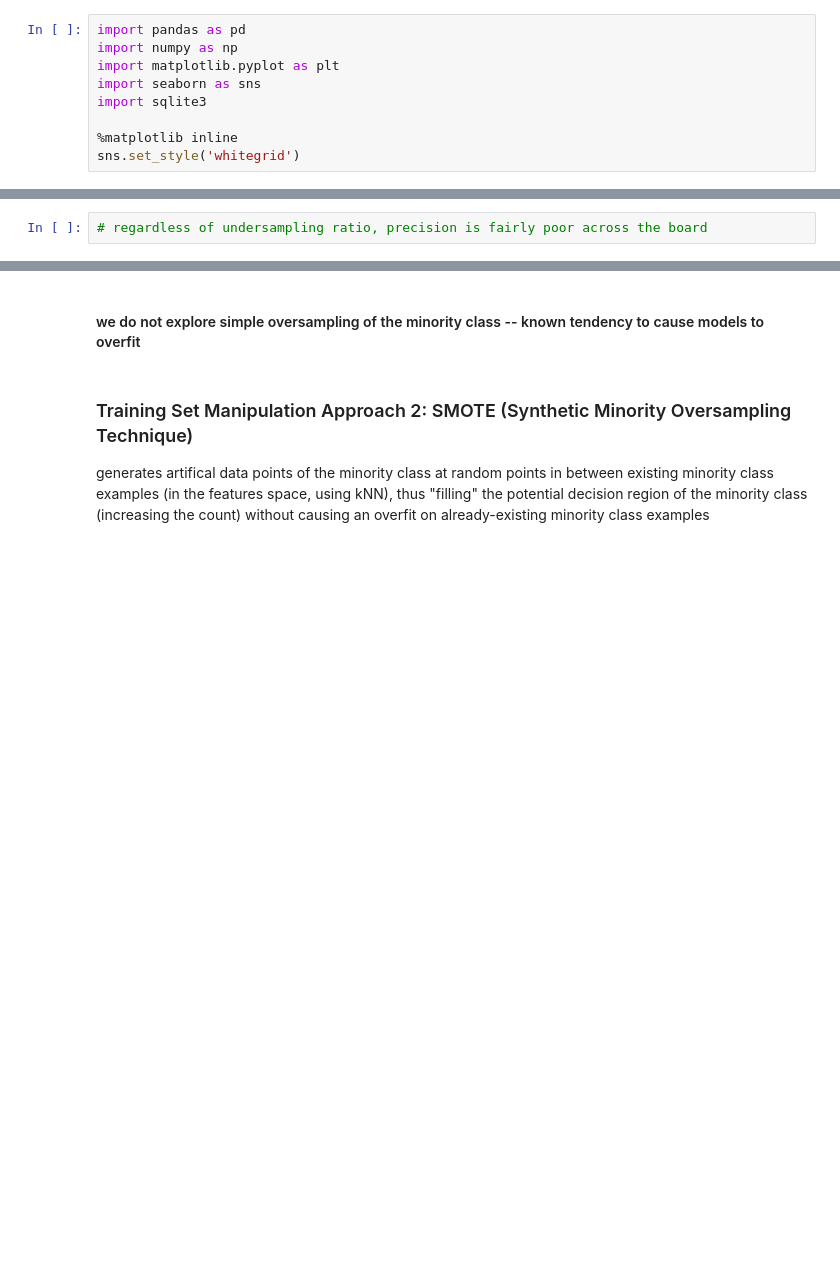
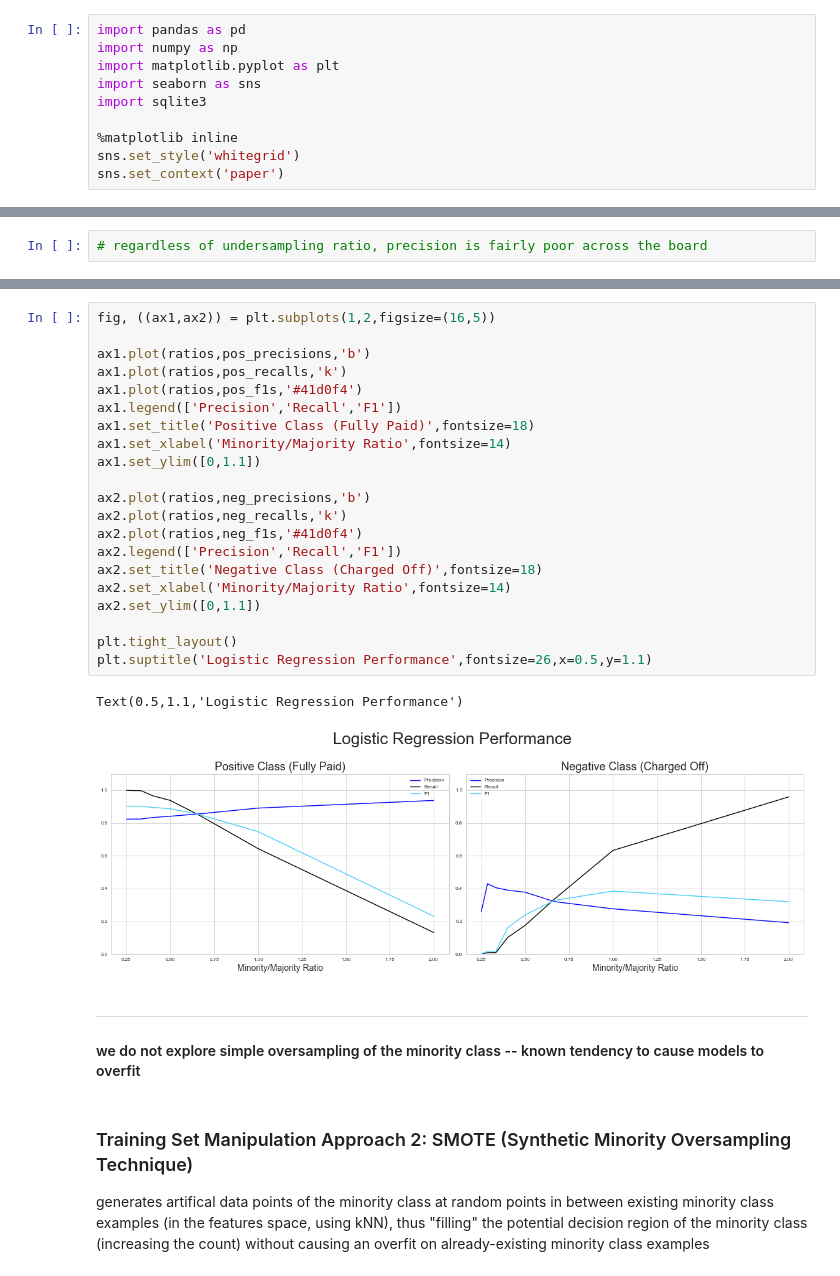
Before and after one commit to pandrewg/Lending-Club, a Jupyter notebook: analysis-pt2-imbalance-fix.ipynb, the cells around one changed output, grey strips where cells are left out. Saved outputs shown, nothing was run; the diff lists cells and outputs as text; blank space fills up the shorter version.

Commit message:
added resampling visualizaion

```diff
--- a/analysis-pt2-imbalance-fix.ipynb
+++ b/analysis-pt2-imbalance-fix.ipynb
@@ -9,6 +9,7 @@ import sqlite3
 
 %matplotlib inline
 sns.set_style('whitegrid')
+sns.set_context('paper')
 # %%
 def select(query):
 
@@ -208,4 +244,30 @@ avg / total       0.80      0.41      0.44     50474
+# %%
+fig, ((ax1,ax2)) = plt.subplots(1,2,figsize=(16,5))
+
+ax1.plot(ratios,pos_precisions,'b')
+ax1.plot(ratios,pos_recalls,'k')
+ax1.plot(ratios,pos_f1s,'#41d0f4')
+ax1.legend(['Precision','Recall','F1'])
+ax1.set_title('Positive Class (Fully Paid)',fontsize=18)
+ax1.set_xlabel('Minority/Majority Ratio',fontsize=14)
+ax1.set_ylim([0,1.1])
+
+ax2.plot(ratios,neg_precisions,'b')
+ax2.plot(ratios,neg_recalls,'k')
+ax2.plot(ratios,neg_f1s,'#41d0f4')
+ax2.legend(['Precision','Recall','F1'])
+ax2.set_title('Negative Class (Charged Off)',fontsize=18)
+ax2.set_xlabel('Minority/Majority Ratio',fontsize=14)
+ax2.set_ylim([0,1.1])
+
+plt.tight_layout()
+plt.suptitle('Logistic Regression Performance',fontsize=26,x=0.5,y=1.1)
+# %% [output]
+Text(0.5,1.1,'Logistic Regression Performance')
+[figure, added]
 # %% [markdown]
+---
+
 #### we do not explore simple oversampling of the minority class -- known tendency to cause models to overfit
 # %% [markdown]
 ### Training Set Manipulation Approach 2: SMOTE (Synthetic Minority Oversampling Technique)
```
Also changed, not shown: parts of 6 cells of this notebook, 1 other file.
